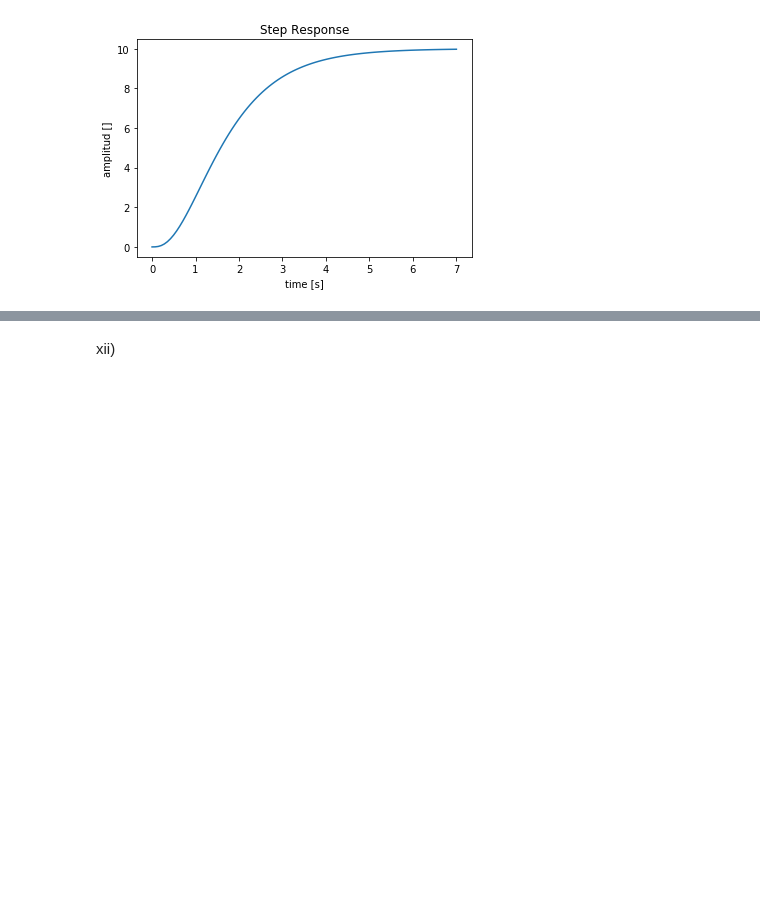
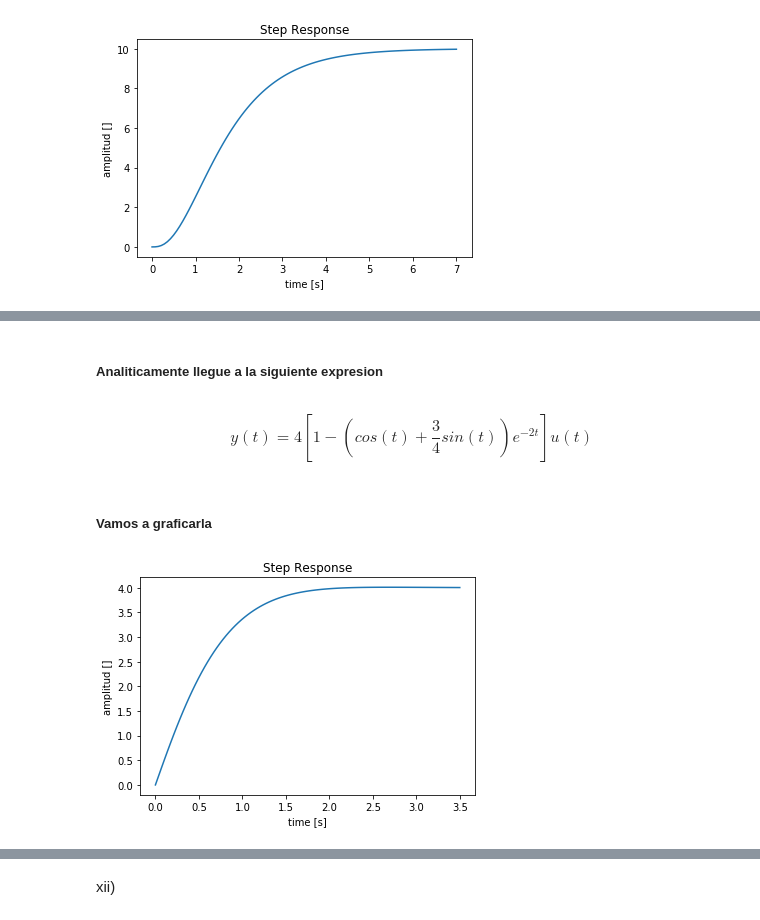
Before and after one commit to ordonezt/TP1-Control, a Jupyter notebook: TP1Notebook.ipynb, the cells around one changed output, grey strips where cells are left out. Saved outputs shown, nothing was run; the diff lists cells and outputs as text; code cells hidden in the pictures; blank space fills up the shorter version.

```diff
--- a/TP1Notebook.ipynb
+++ b/TP1Notebook.ipynb
@@ -425,0 +423,16 @@ ax.set(xlabel='time [s]', ylabel='amplitud []', title='Step Response');
+# %% [markdown]
+##### Analiticamente llegue a la siguiente expresion
+# %% [markdown]
+$$\begin{equation}y(t) = 4[1-(cos(t)+\frac{3}{4}sin(t))e^{-2t}]u(t)\end{equation}$$
+# %% [markdown]
+##### Vamos a graficarla
+# %%
+u = np.ones(t.size)
+
+y = 4 * (1 - (np.cos(t) + (3/4) * np.sin(t)) * np.exp(-2*t)) * u
+
+fig, ax = plt.subplots()
+ax.plot(t, y)
+ax.set(xlabel='time [s]', ylabel='amplitud []', title='Step Response');
+# %% [output]
+[figure, added]
```
Also changed, not shown: parts of 32 cells of this notebook.
